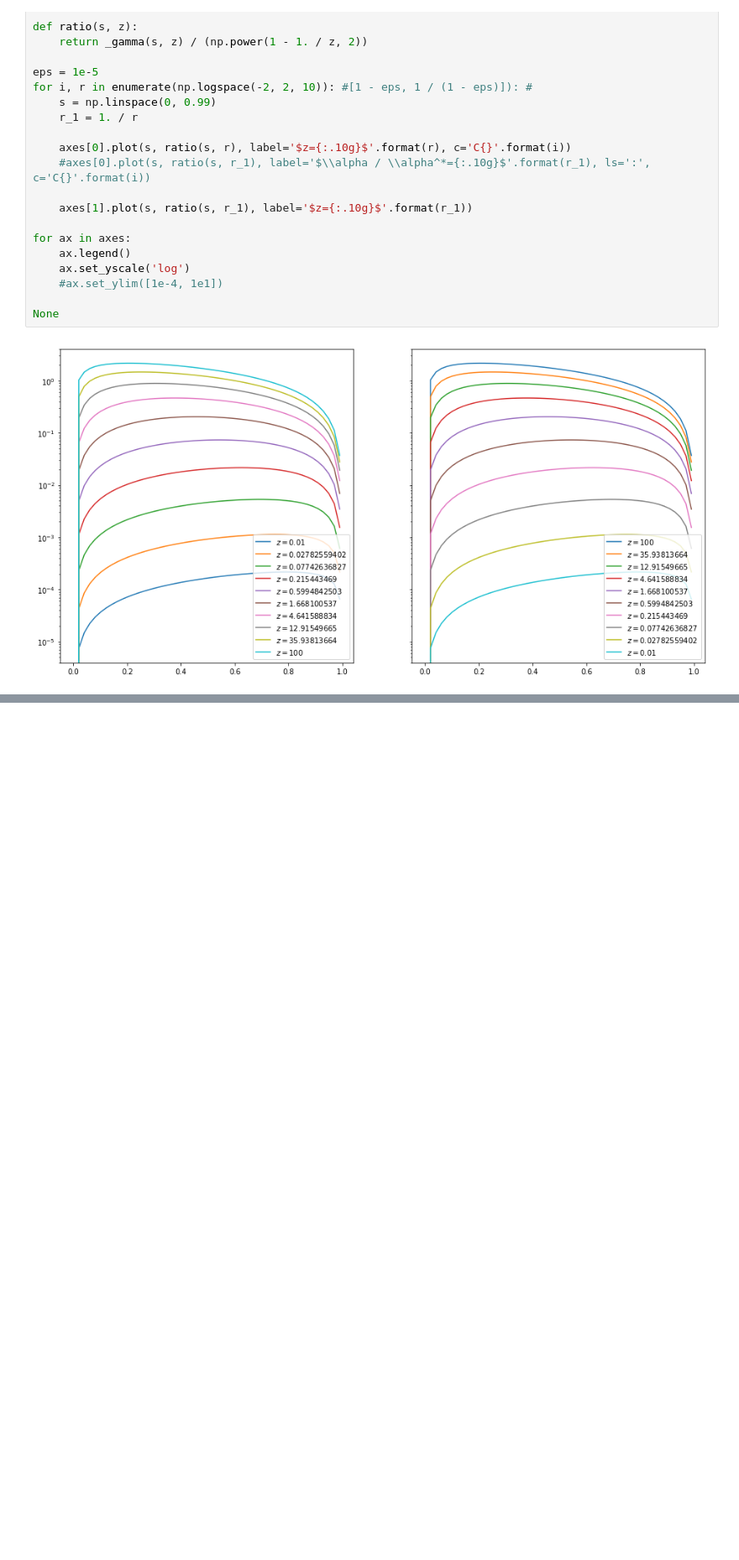
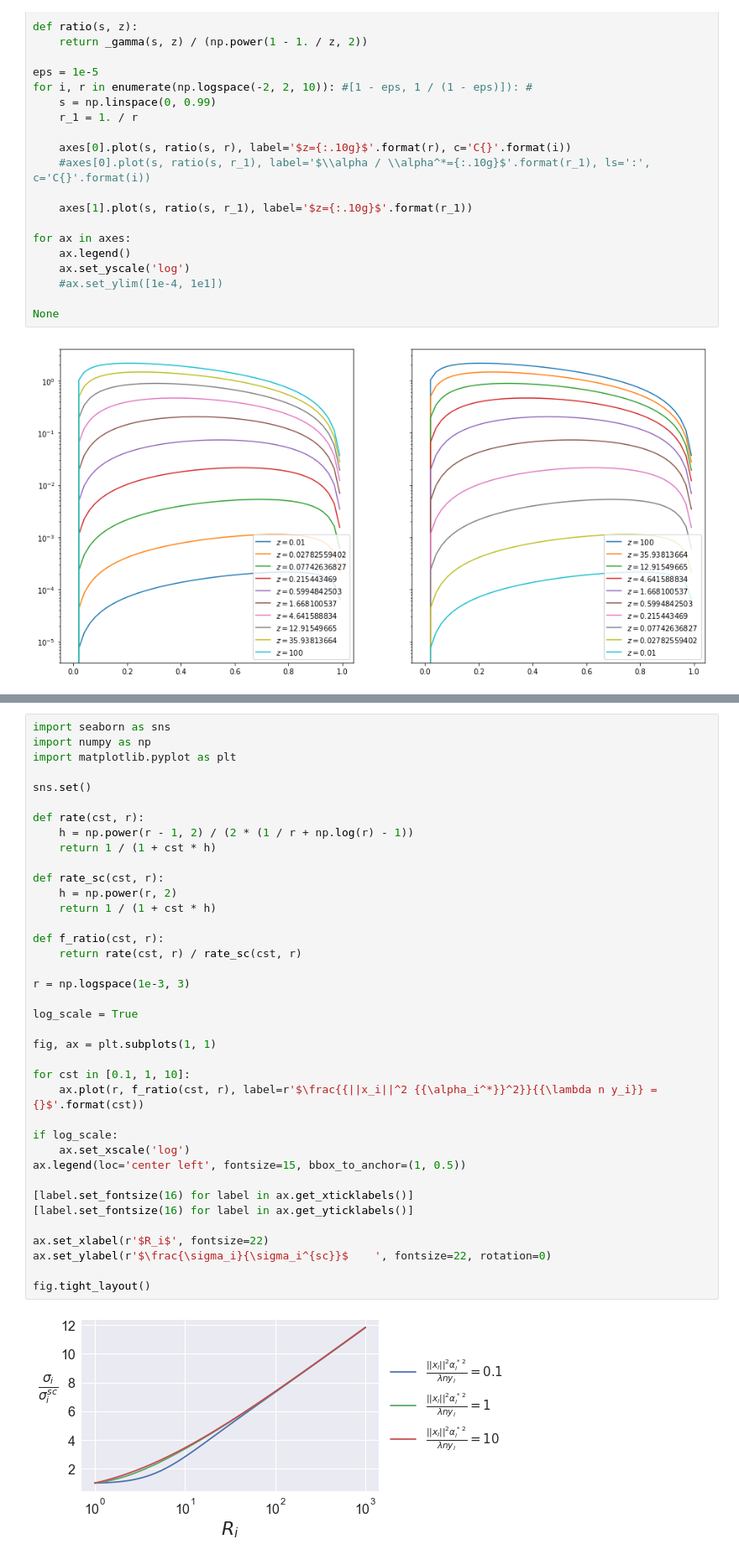
Before and after one commit to X-DataInitiative/tick, a Jupyter notebook: experience/self-concordance.ipynb, the cells around one changed output, grey strips where cells are left out. Shown at 84% size. Saved outputs shown, nothing was run; the diff lists cells and outputs as text; blank space fills up the shorter version.

```diff
--- a/experience/self-concordance.ipynb
+++ b/experience/self-concordance.ipynb
@@ -1515,0 +1548,40 @@ None
+# %%
+import seaborn as sns
+import numpy as np
+import matplotlib.pyplot as plt
+
+sns.set()
+
+def rate(cst, r):
+    h = np.power(r - 1, 2) / (2 * (1 / r + np.log(r) - 1))
+    return 1 / (1 + cst * h)
+
+def rate_sc(cst, r):
+    h = np.power(r, 2)
+    return 1 / (1 + cst * h)
+
+def f_ratio(cst, r):
+    return rate(cst, r) / rate_sc(cst, r)
+
+r = np.logspace(1e-3, 3)
+
+log_scale = True
+
+fig, ax = plt.subplots(1, 1)
+
+for cst in [0.1, 1, 10]:
+    ax.plot(r, f_ratio(cst, r), label=r'$\frac{{||x_i||^2 {{\alpha_i^*}}^2}}{{\lambda n y_i}} = {}$'.format(cst))
+
+if log_scale:
+    ax.set_xscale('log')
+ax.legend(loc='center left', fontsize=15, bbox_to_anchor=(1, 0.5))
+
+[label.set_fontsize(16) for label in ax.get_xticklabels()]
+[label.set_fontsize(16) for label in ax.get_yticklabels()]
+
+ax.set_xlabel(r'$R_i$', fontsize=22)
+ax.set_ylabel(r'$\frac{\sigma_i}{\sigma_i^{sc}}$    ', fontsize=22, rotation=0)
+
+fig.tight_layout()
+# %% [output]
+[figure, added]
```
Also changed, not shown: parts of 1 cell of this notebook, 11 other files.
